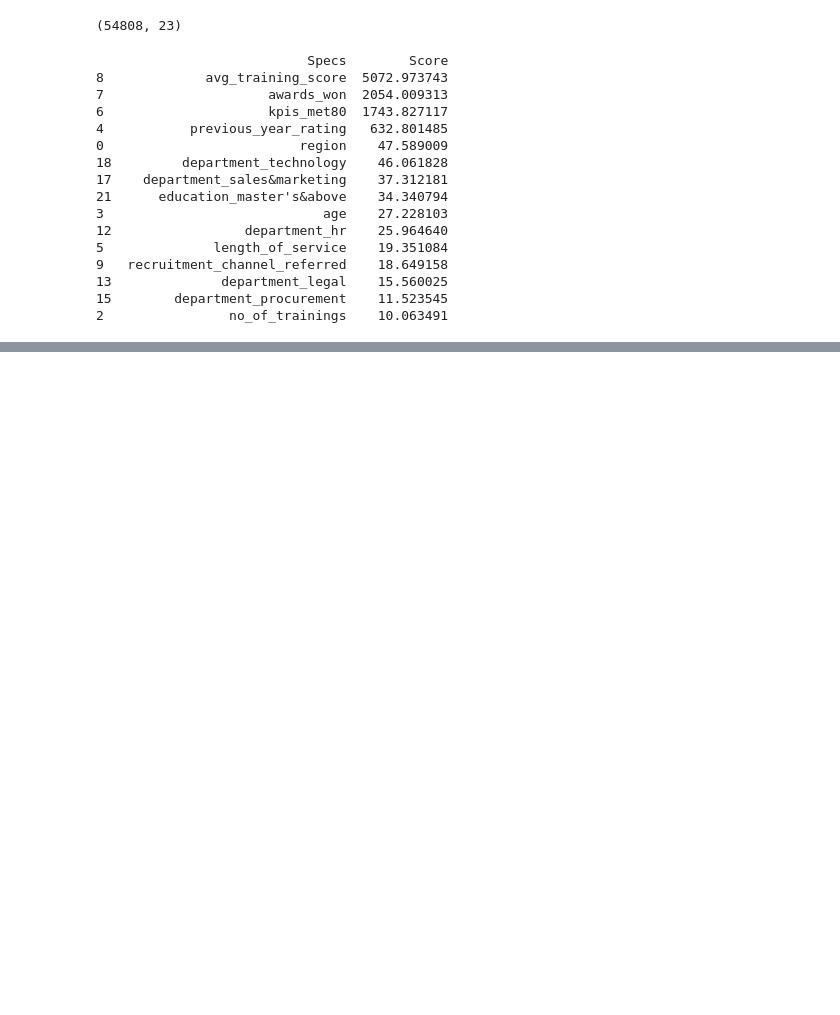
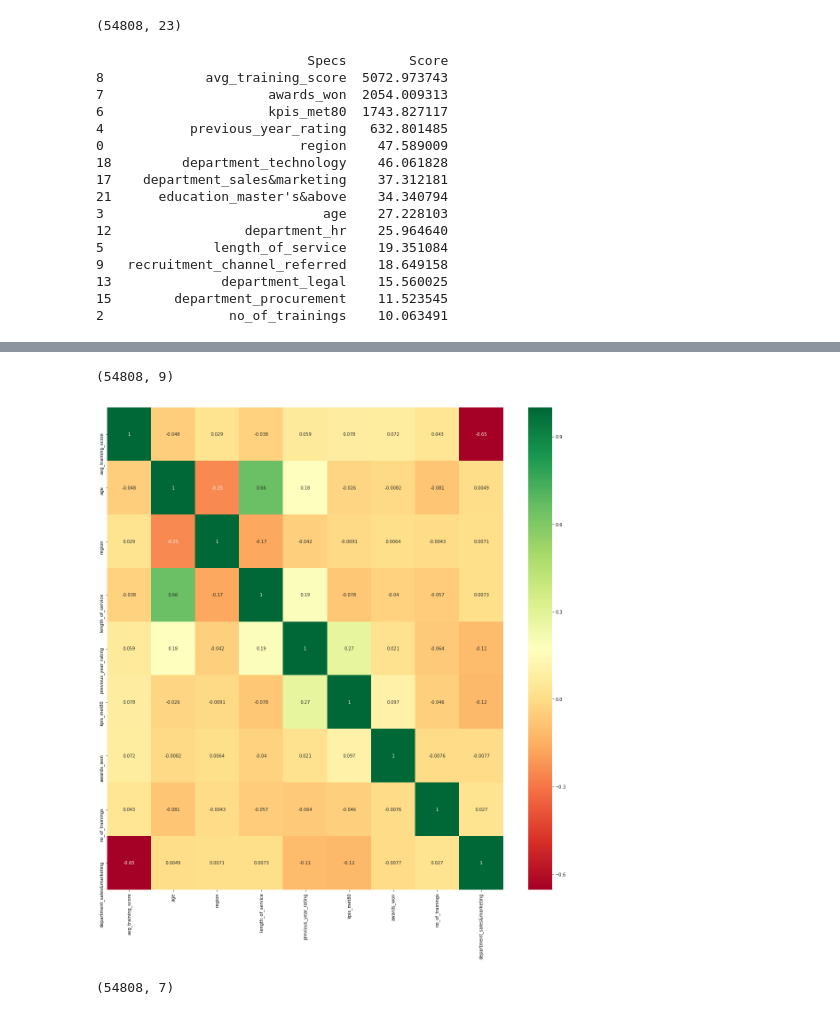
Before and after one commit to krsna540/Hackthons, a Jupyter notebook: HRAnalytics.ipynb, the cells around one changed output, grey strips where cells are left out. Cells and saved outputs as stored; diff of their text form; code cells hidden in the pictures; blank space fills up the shorter version.

```diff
--- a/HRAnalytics.ipynb
+++ b/HRAnalytics.ipynb
@@ -117,3 +119,7 @@ print(featureScores.nlargest(15,'Score'))  #print 10 best features
 13              department_legal    15.560025
 15        department_procurement    11.523545
 2                no_of_trainings    10.063491
+# %%
+#Selecting only those columns
+columns=featureScores.nlargest(15,'Score').Specs
+trainData=pd.DataFrame(trainData, columns=columns)
@@ -119,0 +174,17 @@ print(featureScores.nlargest(15,'Score'))  #print 10 best features
+# %%
+columns=['avg_training_score','age','region','length_of_service','previous_year_rating','kpis_met80','awards_won','no_of_trainings','department_sales&marketing']
+trainData=pd.DataFrame(trainData, columns=columns)
+print(trainData.shape)
+# %% [output]
+(54808, 9)
+# %%
+## HeatMap for finding correlation
+import seaborn as sns
+#get correlations of each features in dataset
+corrmat = trainData.corr()
+top_corr_features = corrmat.index
+plt.figure(figsize=(20,20))
+#plot heat map
+g=sns.heatmap(trainData[top_corr_features].corr(),annot=True,cmap="RdYlGn")
+# %% [output]
+[figure, added]
@@ -119,0 +208,4 @@ print(featureScores.nlargest(15,'Score'))  #print 10 best features
+# %%
+trainData.shape
+# %% [output]
+(54808, 7)
```
Also changed, not shown: parts of 8 cells of this notebook.
